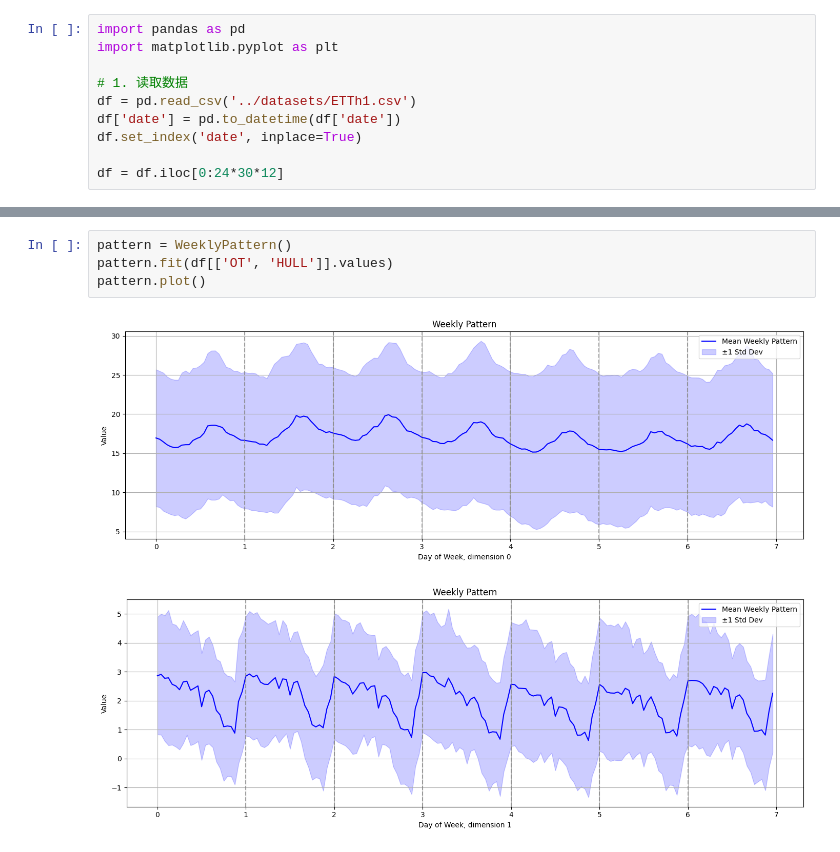
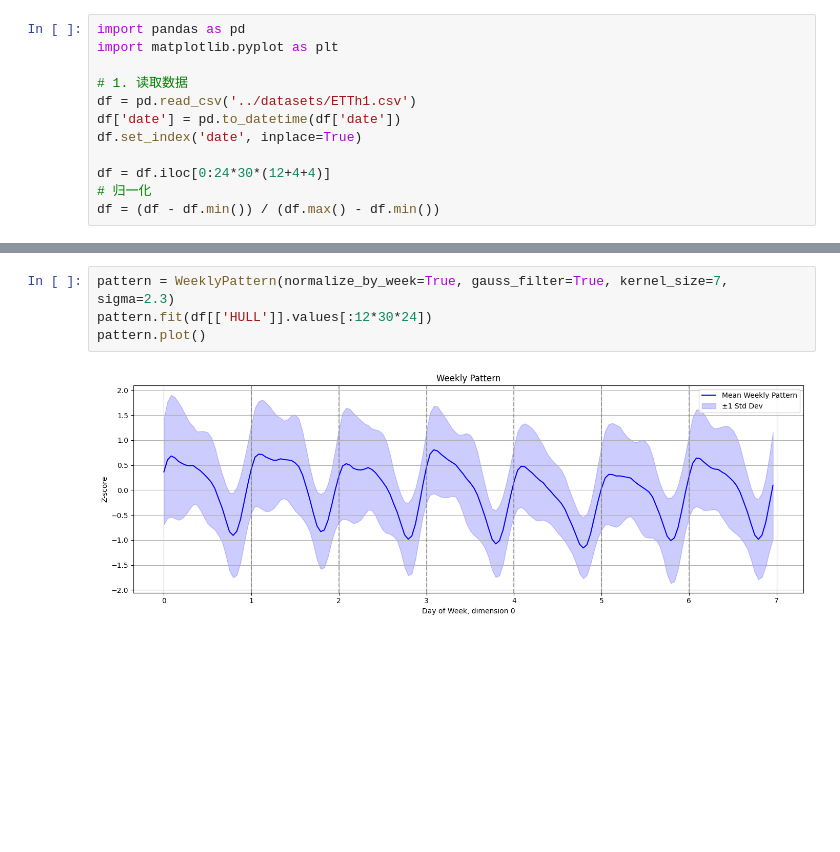
Before and after one commit to jason-fxz/ML-HW, a Jupyter notebook: scripts/WeekMean.ipynb, the cells around one changed output, grey strips where cells are left out. Cells and saved outputs as stored; diff of their text form; blank space fills up the shorter version.

Commit message:
feat: add gaussian filter
Signed-off-by: jason-fxz <jason341132@qq.com>

```diff
--- a/scripts/WeekMean.ipynb
+++ b/scripts/WeekMean.ipynb
@@ -7,7 +7,9 @@ df = pd.read_csv('../datasets/ETTh1.csv')
 df['date'] = pd.to_datetime(df['date'])
 df.set_index('date', inplace=True)
 
-df = df.iloc[0:24*30*12]
+df = df.iloc[0:24*30*(12+4+4)]
+# 归一化
+df = (df - df.min()) / (df.max() - df.min())
 # %%
 import numpy as np
 import matplotlib.pyplot as plt
@@ -200,10 +343,9 @@ class WeeklyPattern:
         pat = self.get_pattern(start_idx, end_index)
         return data + pat
 # %%
-pattern = WeeklyPattern()
-pattern.fit(df[['OT', 'HULL']].values)
+pattern = WeeklyPattern(normalize_by_week=True, gauss_filter=True, kernel_size=7, sigma=2.3)
+pattern.fit(df[['HULL']].values[:12*30*24])
 pattern.plot()
 # %% [output]
-[figure, old version]
+[figure, new version]
-[figure, removed]
 # %%
```
Also changed, not shown: parts of 7 cells of this notebook, 1 other file.
